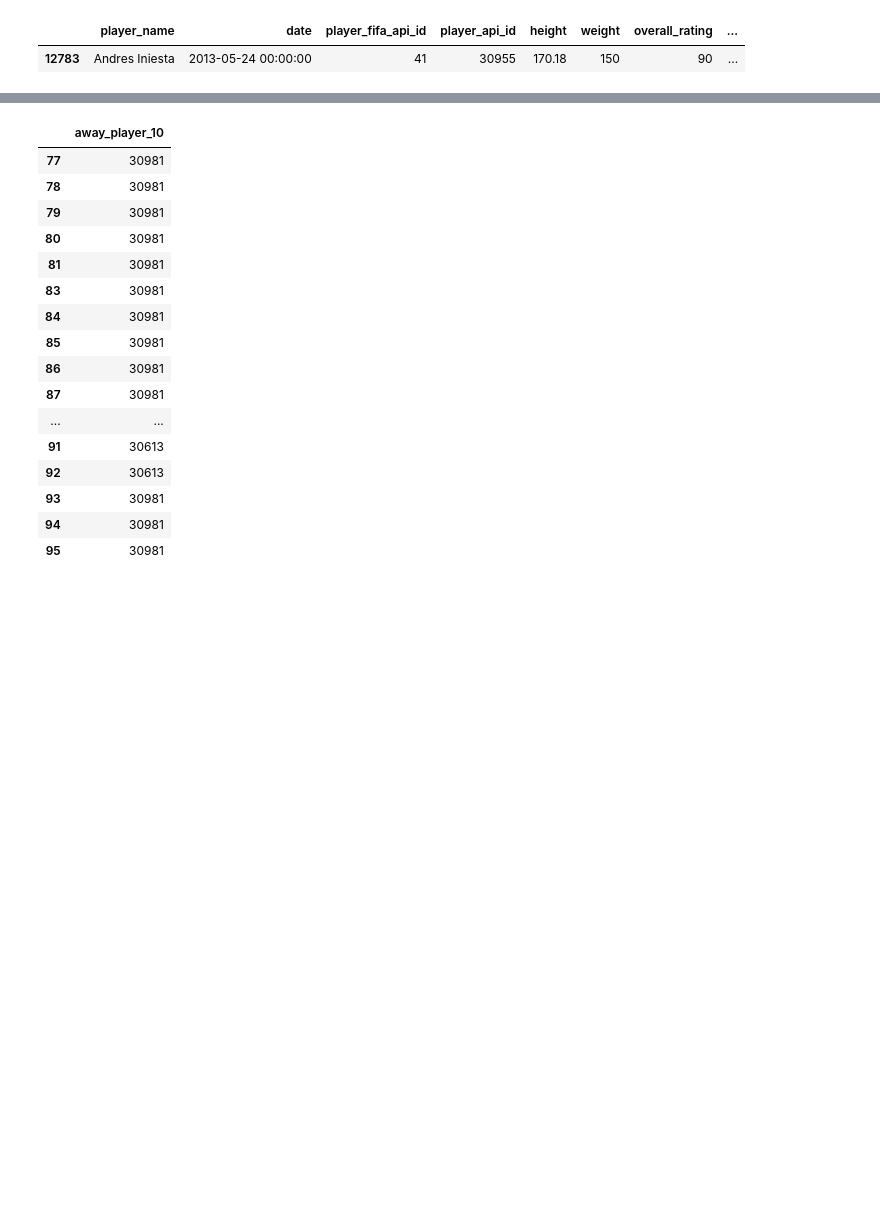
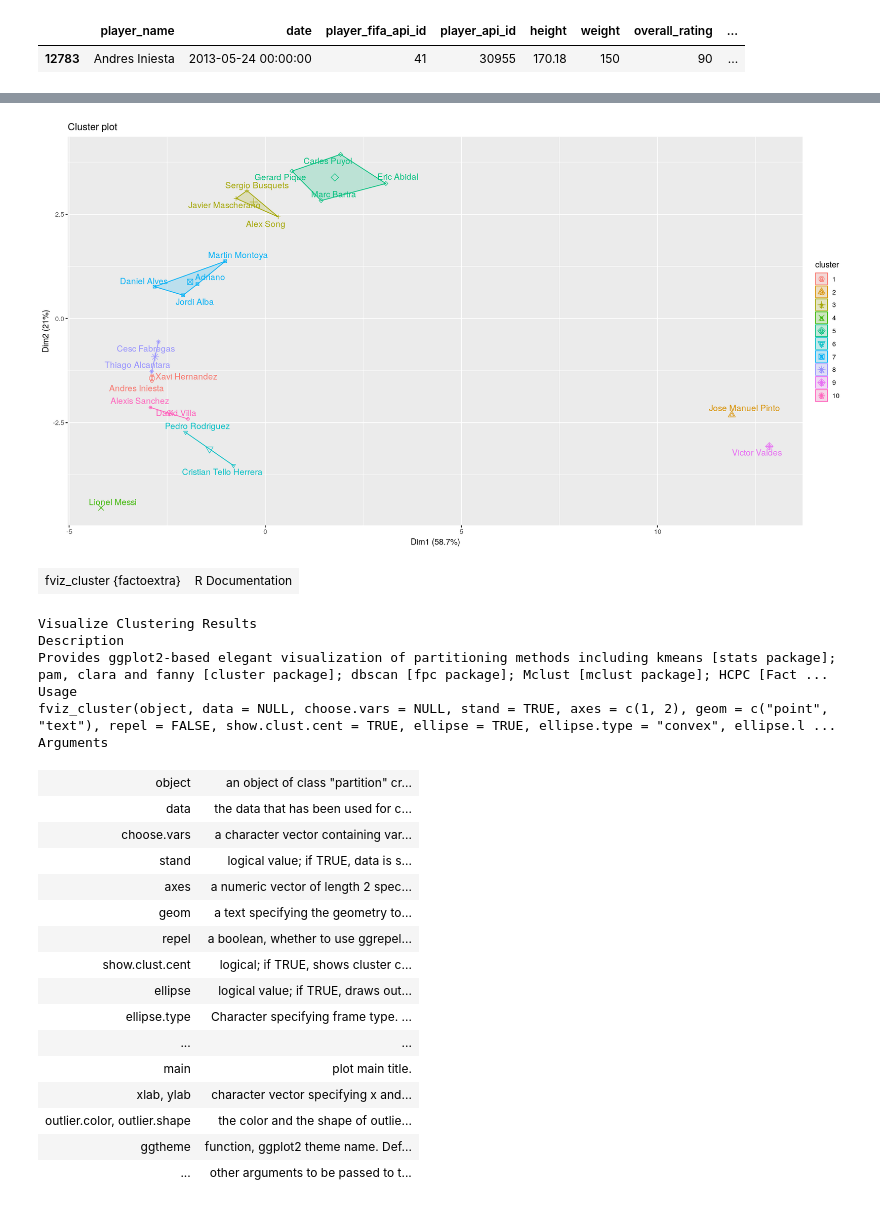
Before and after one commit to alexandruionascu/uvt, a Jupyter notebook: data_analysis_R/Project.ipynb, the cells around one changed output, grey strips where cells are left out. Saved outputs shown, nothing was run; the diff lists cells and outputs as text; code cells hidden in the pictures; blank space fills up the shorter version.

```diff
--- a/data_analysis_R/Project.ipynb
+++ b/data_analysis_R/Project.ipynb
@@ -205,20 +206,33 @@ get_player_attributes(32657)
-# %%
-away_team_matches["away_player_10"]
-# %% [output]
-|  | away_player_10 |
-| 77 | 30981 |
-| 78 | 30981 |
-| 79 | 30981 |
-| 80 | 30981 |
-| 81 | 30981 |
-| 83 | 30981 |
-| 84 | 30981 |
-| 85 | 30981 |
-| 86 | 30981 |
-| 87 | 30981 |
-| ... | ... |
-| 91 | 30613 |
-| 92 | 30613 |
-| 93 | 30981 |
-| 94 | 30981 |
-| 95 | 30981 |
+# %%
+library(cluster)    # clustering algorithm
+library(factoextra) # visualization
+rownames(team_df) <- team_df$player_name
+team_df[skill_stats] <- scale(team_df[skill_stats])
+k5 <- kmeans(team_df[skill_stats], centers=10, nstart = 25)
+fviz_cluster(k5, data = team_df, choose.vars=skill_stats, repel=TRUE) # prevent text overlapping
+help(fviz_cluster)
+# %% [output]
+[figure, added]
+| fviz_cluster {factoextra} | R Documentation |
+Visualize Clustering Results
+Description
+Provides ggplot2-based elegant visualization of partitioning methods including kmeans [stats package]; pam, clara and fanny [cluster package]; dbscan [fpc package]; Mclust [mclust package]; HCPC [Fact ...
+Usage
+fviz_cluster(object, data = NULL, choose.vars = NULL, stand = TRUE, axes = c(1, 2), geom = c("point", "text"), repel = FALSE, show.clust.cent = TRUE, ellipse = TRUE, ellipse.type = "convex", ellipse.l ...
+Arguments
+| object | an object of class "partition" cr... |
+| data | the data that has been used for c... |
+| choose.vars | a character vector containing var... |
+| stand | logical value; if TRUE, data is s... |
+| axes | a numeric vector of length 2 spec... |
+| geom | a text specifying the geometry to... |
+| repel | a boolean, whether to use ggrepel... |
+| show.clust.cent | logical; if TRUE, shows cluster c... |
+| ellipse | logical value; if TRUE, draws out... |
+| ellipse.type | Character specifying frame type. ... |
+| ... | ... |
+| main | plot main title. |
+| xlab, ylab | character vector specifying x and... |
+| outlier.color, outlier.shape | the color and the shape of outlie... |
+| ggtheme | function, ggplot2 theme name. Def... |
+| ... | other arguments to be passed to t... |
```
Also changed, not shown: parts of 6 cells of this notebook.
